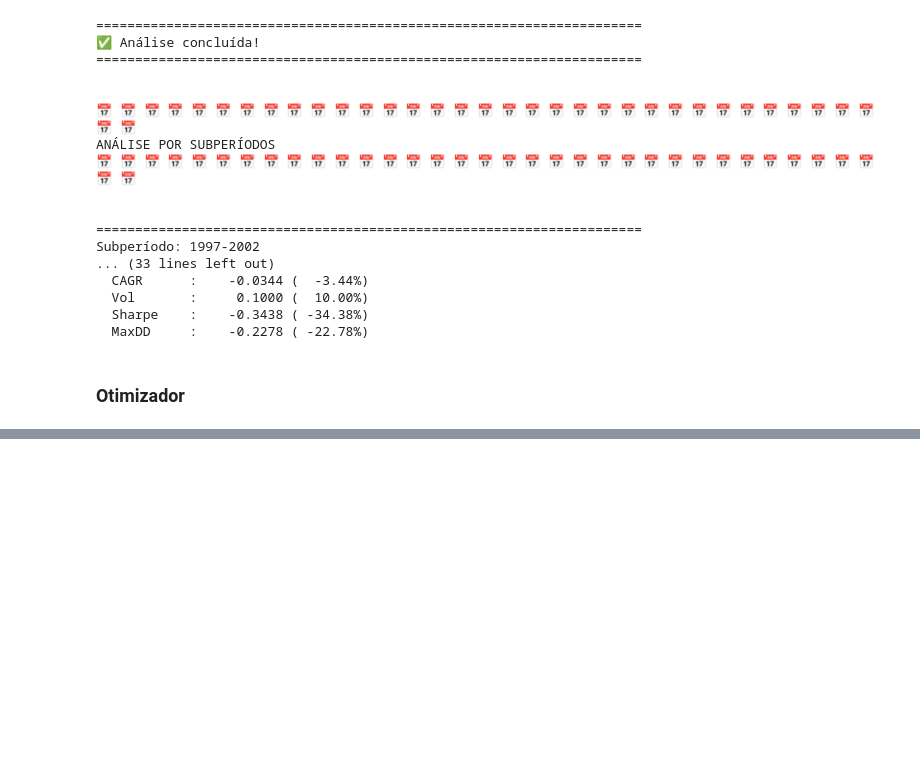
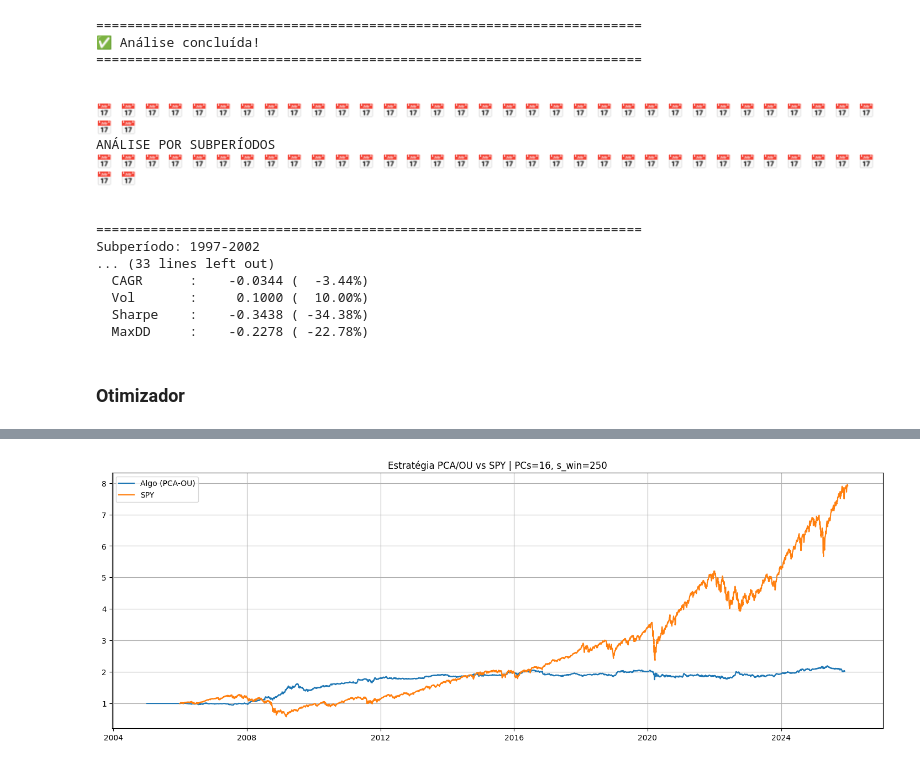
Before and after one commit to savio160502/Statistical-Arbitrage, a Jupyter notebook: run_backtest.ipynb, the cells around one changed output, grey strips where cells are left out. Cells and saved outputs as stored; diff of their text form; code cells hidden in the pictures; blank space fills up the shorter version.

```diff
--- a/run_backtest.ipynb
+++ b/run_backtest.ipynb
@@ -920,7 +899,6 @@ def eval_params_rolling(
 def optimize_optuna(
     returns: pd.DataFrame,
     returns_bench: pd.Series | pd.DataFrame,
-    num_pc: int = 3,
     *,
     n_trials: int = 60,
     n_folds: int = 4,
@@ -928,7 +906,7 @@ def optimize_optuna(
     test_size: int = 252,
     step_size: int | None = None,
     seed: int = 42,
-    study_name: str = "optuna_for_usa",
+    study_name: str = "pca_hedge_long_v1",
     storage: str = "sqlite:///optuna_usa.db",
 ):
     """
@@ -957,8 +935,9 @@ def optimize_optuna(
         sbc = trial.suggest_float("sbc", 0.1, sso - 0.05)  # close short < open short
         ssc = trial.suggest_float("ssc", 0.1, sbo - 0.05)  # close long  < open long
 
-        kappa_min = trial.suggest_float("kappa_min", 1.0, 20.0)
-        #num_pc = trial.suggest_int("num_pc", 1, 20)
+        kappa_min = trial.suggest_float("kappa_min", 1.0, 15.0)
+        num_pc = trial.suggest_int("num_pc", 8, 20)
+        rebalanceamento_dias = trial.suggest_int("rebalanceamento_dias", 1, 30)
 
         params = dict(
             benchmark="IBOV",
@@ -970,7 +949,7 @@ def optimize_optuna(
             sbc=sbc,
             ssc=ssc,
             eps_cost=0.0005,
-            rebalanceamento_dias=1,
+            rebalanceamento_dias=rebalanceamento_dias,
             kappa_min=kappa_min,
             plot=False,
             use_drift=True,
@@ -1004,7 +983,7 @@ def optimize_optuna(
         load_if_exists=True,
     )
 
-    study.optimize(objective, n_trials=n_trials, n_jobs=4, show_progress_bar=True)
+    study.optimize(objective, n_trials=n_trials, n_jobs=1, show_progress_bar=True)
     return study
 # %%
 returns_train = returns_longa.loc["1997-01-01":"2004-12-31"]  # 7 anos
@@ -1016,8 +995,7 @@ bench_opt   = returns_spy_longa.loc["2005-01-01":"2025-12-31"]
 study = optimize_optuna(
     returns_train,
     bench_train,
-    num_pc=10,
-    n_trials=80,
+    n_trials=70,
     n_folds=4,
     train_size=252*2,
     test_size=252,
@@ -1032,7 +1034,7 @@ res_oos = pca_portfolio_spy_hedge(
     returns=returns_opt,
     returns_bench=bench_opt,
     benchmark="SPY",
-    num_pc=10,
+    num_pc=int(best["num_pc"]),
     s_win=int(best["s_win"]),
     ma_window=int(best["ma_window"]),
     sbo=float(best["sbo"]),
@@ -1040,9 +1042,10 @@ res_oos = pca_portfolio_spy_hedge(
     sbc=float(best["sbc"]),
     ssc=float(best["ssc"]),
     eps_cost=0.0005,
-    rebalanceamento_dias=1,
+    rebalanceamento_dias=int(best["rebalanceamento_dias"]),
     kappa_min=float(best["kappa_min"]),
     plot=True,
     use_drift=True,
     verbose=True
 )
+# %% [output]
@@ -1048,0 +1069 @@ res_oos = pca_portfolio_spy_hedge(
+[figure, added]
```
Also changed, not shown: parts of 10 cells of this notebook.
